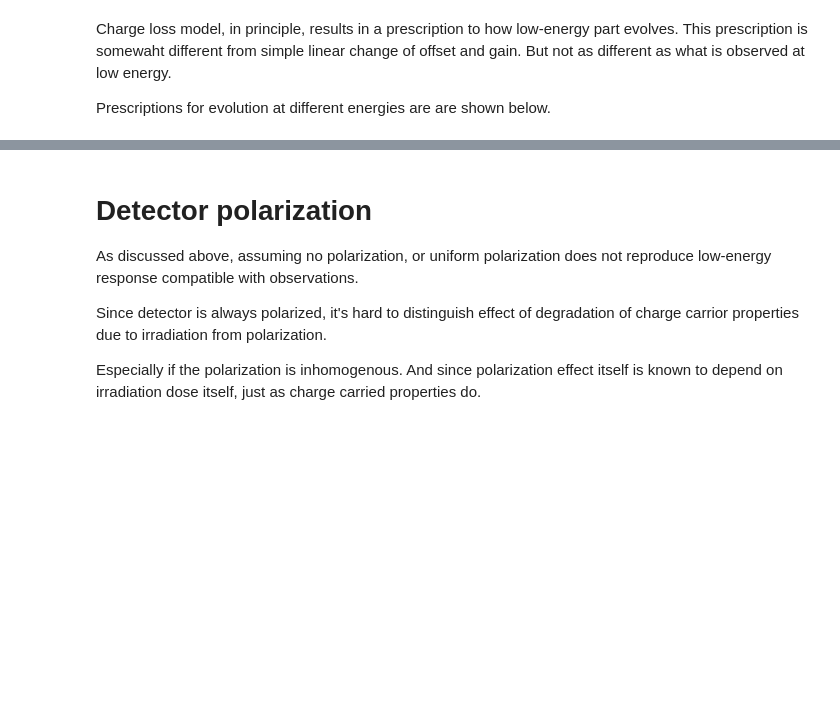
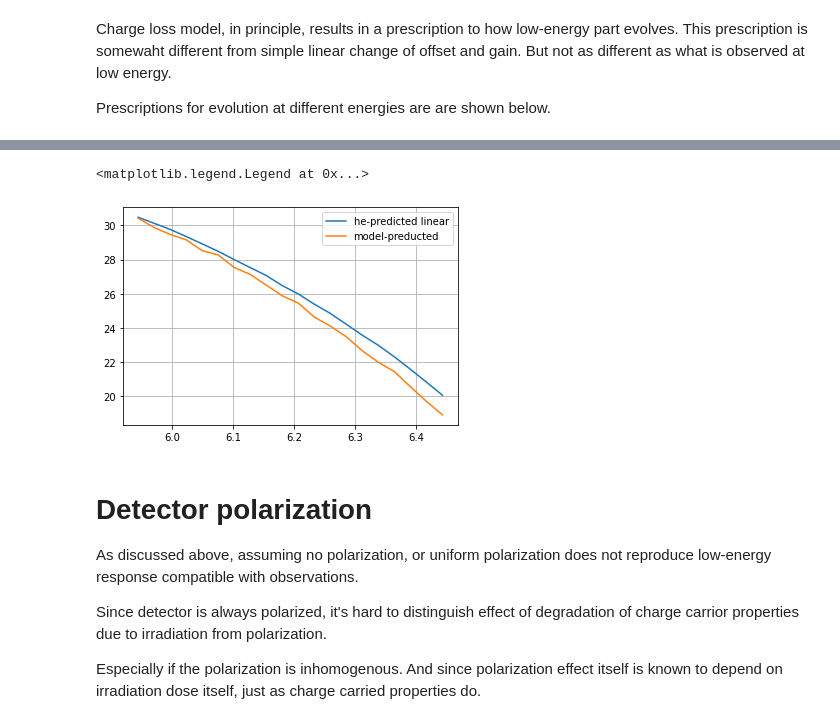
Before and after one commit to volodymyrss/integral-ibis-isgri-le-response, a Jupyter notebook: readme.ipynb, the cells around one changed output, grey strips where cells are left out. Saved outputs shown, nothing was run; the diff lists cells and outputs as text; code cells hidden in the pictures; blank space fills up the shorter version.

```diff
--- a/readme.ipynb
+++ b/readme.ipynb
@@ -316,3 +330,53 @@ Text(0, 0.5, 'fraction of PH lost')
+# %%
+pha_22_lrt  = np.array([l['mean_pha'] for l in lrt_lines if l['energy'] == 22 and l['rt1'] == 15])
+pha_59_lrt  = np.array([l['mean_pha'] for l in lrt_lines if l['energy'] == 59 and l['rt1'] == 15])
+pha_511_lrt  = np.array([l['mean_pha'] for l in lrt_lines if l['energy'] == 511 and l['rt1'] == 15])
+l_tau_e = np.array([-np.log10(l['det'].tau_e) for l in lrt_lines if l['energy'] == 22  and l['rt1'] == 15])
+
+plt.figure()
+
+# plt.plot(
+#     l_tau_e,
+#     (pha_59_lrt - pha_22_lrt)/(59-22),
+#     label="22 - 59 gain"
+# )
+
+# plt.plot(
+#     l_tau_e,
+#     (pha_511_lrt - pha_59_lrt)/(511-59),
+#     label="59 - 511 gain"
+# )
+
+# plt.plot(
+#     l_tau_e,
+#     (pha_59_lrt - pha_22_lrt)/(59-22)/((pha_511_lrt - pha_59_lrt)/(511-59)),
+#     label="59 - 511 / 22 - 9 gain"
+# )
+
+# plt.axhline(1.05)
+
+he_gain = (pha_511_lrt - pha_59_lrt)/(511-59)
+
+plt.plot(
+    l_tau_e,
+    pha_59_lrt - he_gain*(59-22),
+    label="he-predicted linear"
+)
+
+
+plt.plot(
+    l_tau_e,
+    pha_22_lrt,
+    label="model-preducted"
+)
+
+
+plt.grid()
+
+plt.legend()
+# %% [output]
+<matplotlib.legend.Legend at 0x...>
+[figure, added]
 # %% [markdown]
 # Detector polarization
 
```
Also changed, not shown: parts of 10 cells of this notebook, 2 other files.
